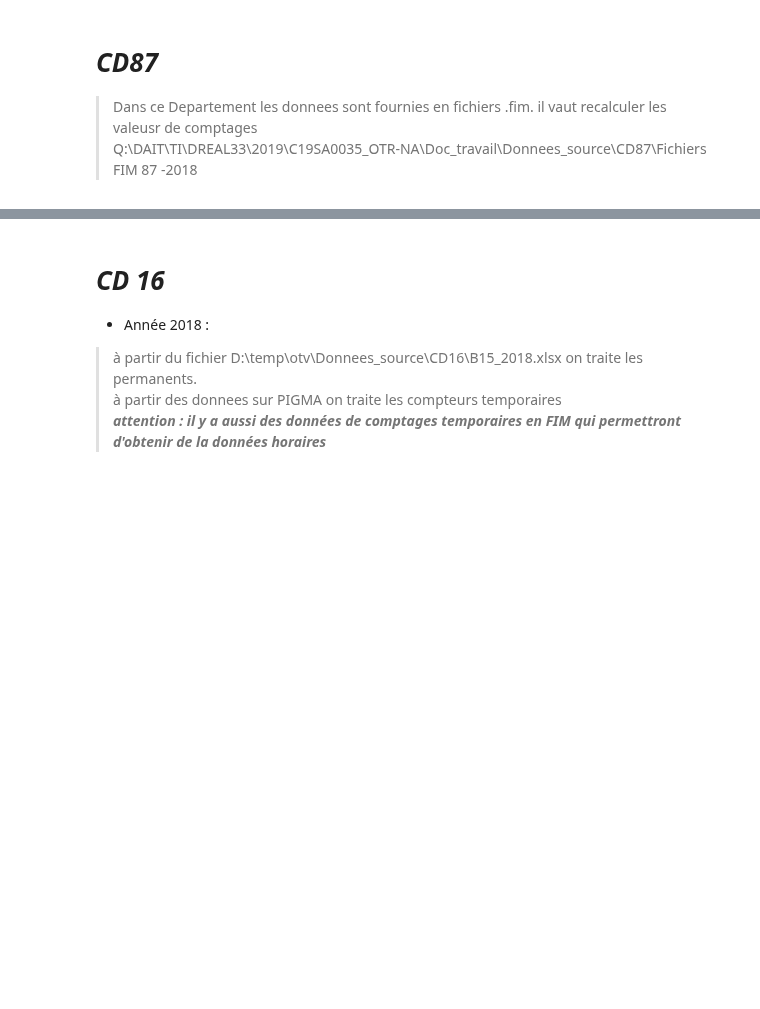
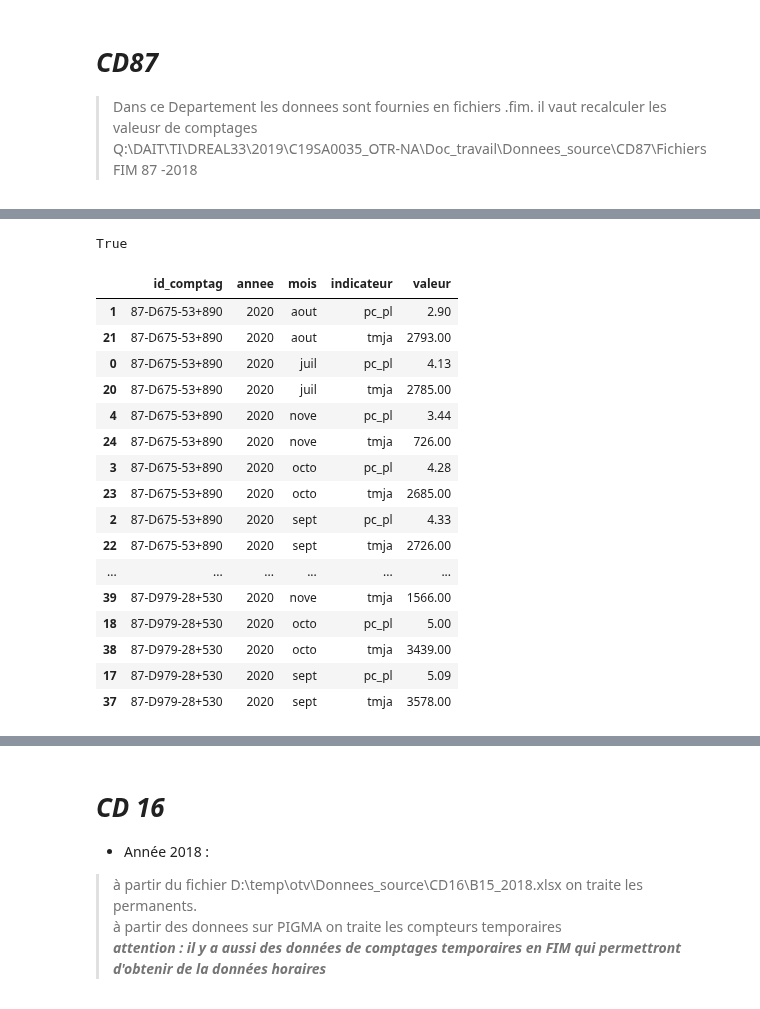
Before and after one commit to nantodevison/otv, a Jupyter notebook: otv/Transfert_Donnees/notebooks/Import_trafics.ipynb, the cells around one changed output, grey strips where cells are left out. Drawn from its saved outputs; the diff is of its cells as text; code cells hidden in the pictures; blank space fills up the shorter version.

Commit message:
ajout df_attr_horaire dans Comptage_cd87 dans Import_trafic

```diff
--- a/otv/Transfert_Donnees/notebooks/Import_trafics.ipynb
+++ b/otv/Transfert_Donnees/notebooks/Import_trafics.ipynb
@@ -845,3 +863,29 @@ d87.liste_nom_foireux
+# %%
+dfHoraire = pd.concat([e['horaire'].assign(id_comptag=f"87-{k}-{e['pr']}+{e['abs']}") for k, v in d87.dico_voie.items() for e in v if 'tmja' in e.keys()])
+# %%
+len(dfHoraire.id_comptag.unique()) == len(d87.df_attr.id_comptag.unique())
+# %% [output]
+True
+# %%
+mensuelDepuisHoraire(dfHoraire.assign(annee=d87.annee)).sort_values(['id_comptag', 'mois'])
+# %% [output]
+|  | id_comptag | annee | mois | indicateur | valeur |
+| 1 | 87-D675-53+890 | 2020 | aout | pc_pl | 2.90 |
+| 21 | 87-D675-53+890 | 2020 | aout | tmja | 2793.00 |
+| 0 | 87-D675-53+890 | 2020 | juil | pc_pl | 4.13 |
+| 20 | 87-D675-53+890 | 2020 | juil | tmja | 2785.00 |
+| 4 | 87-D675-53+890 | 2020 | nove | pc_pl | 3.44 |
+| 24 | 87-D675-53+890 | 2020 | nove | tmja | 726.00 |
+| 3 | 87-D675-53+890 | 2020 | octo | pc_pl | 4.28 |
+| 23 | 87-D675-53+890 | 2020 | octo | tmja | 2685.00 |
+| 2 | 87-D675-53+890 | 2020 | sept | pc_pl | 4.33 |
+| 22 | 87-D675-53+890 | 2020 | sept | tmja | 2726.00 |
+| ... | ... | ... | ... | ... | ... |
+| 39 | 87-D979-28+530 | 2020 | nove | tmja | 1566.00 |
+| 18 | 87-D979-28+530 | 2020 | octo | pc_pl | 5.00 |
+| 38 | 87-D979-28+530 | 2020 | octo | tmja | 3439.00 |
+| 17 | 87-D979-28+530 | 2020 | sept | pc_pl | 5.09 |
+| 37 | 87-D979-28+530 | 2020 | sept | tmja | 3578.00 |
 # %%
 # mettre à jour le dico et le transformer en dataframe sans les ponctuels pendant les grandes vacances
 d87.dataframe_dico_glob()
```
Also changed, not shown: parts of 12 cells of this notebook, 9 other files.
